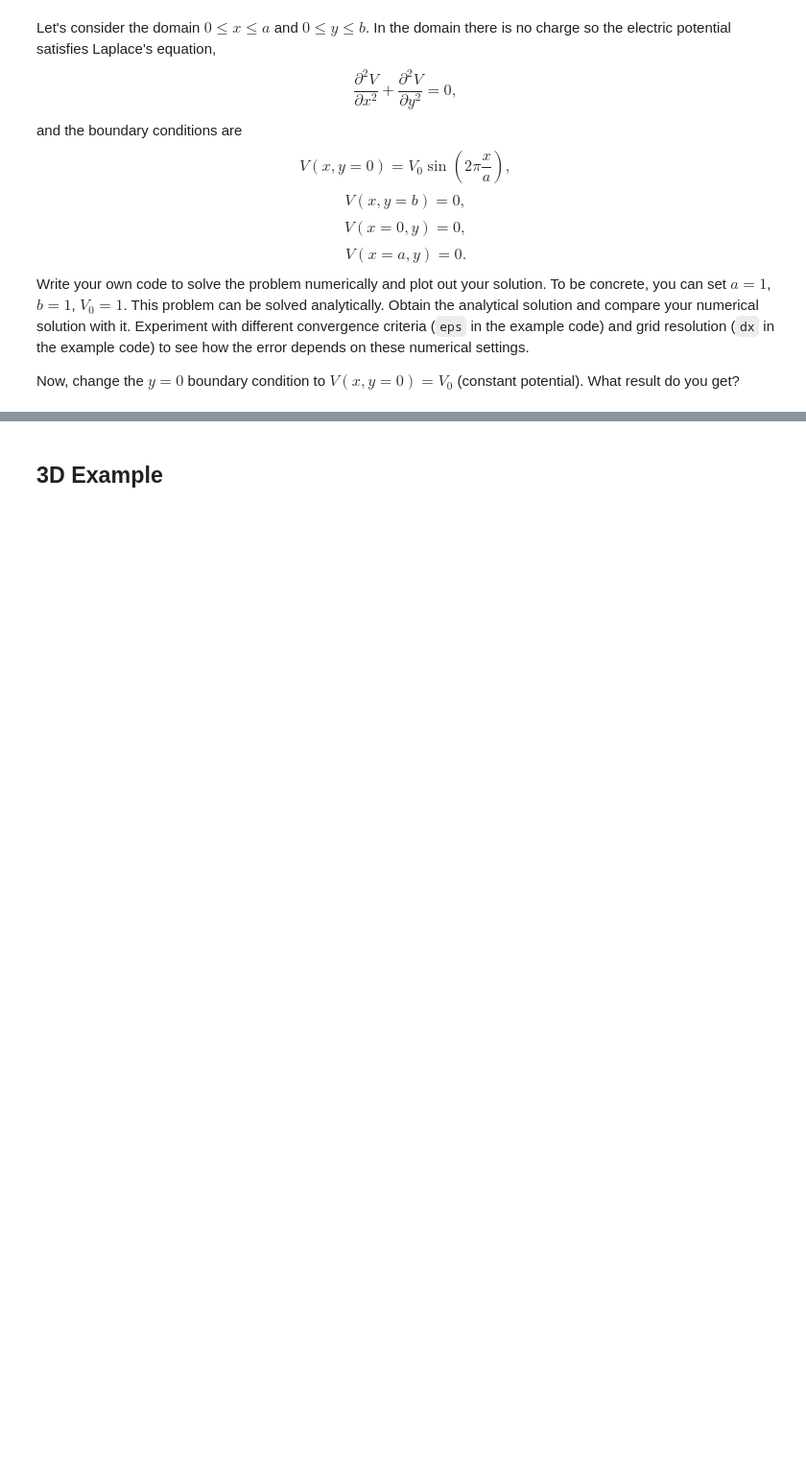
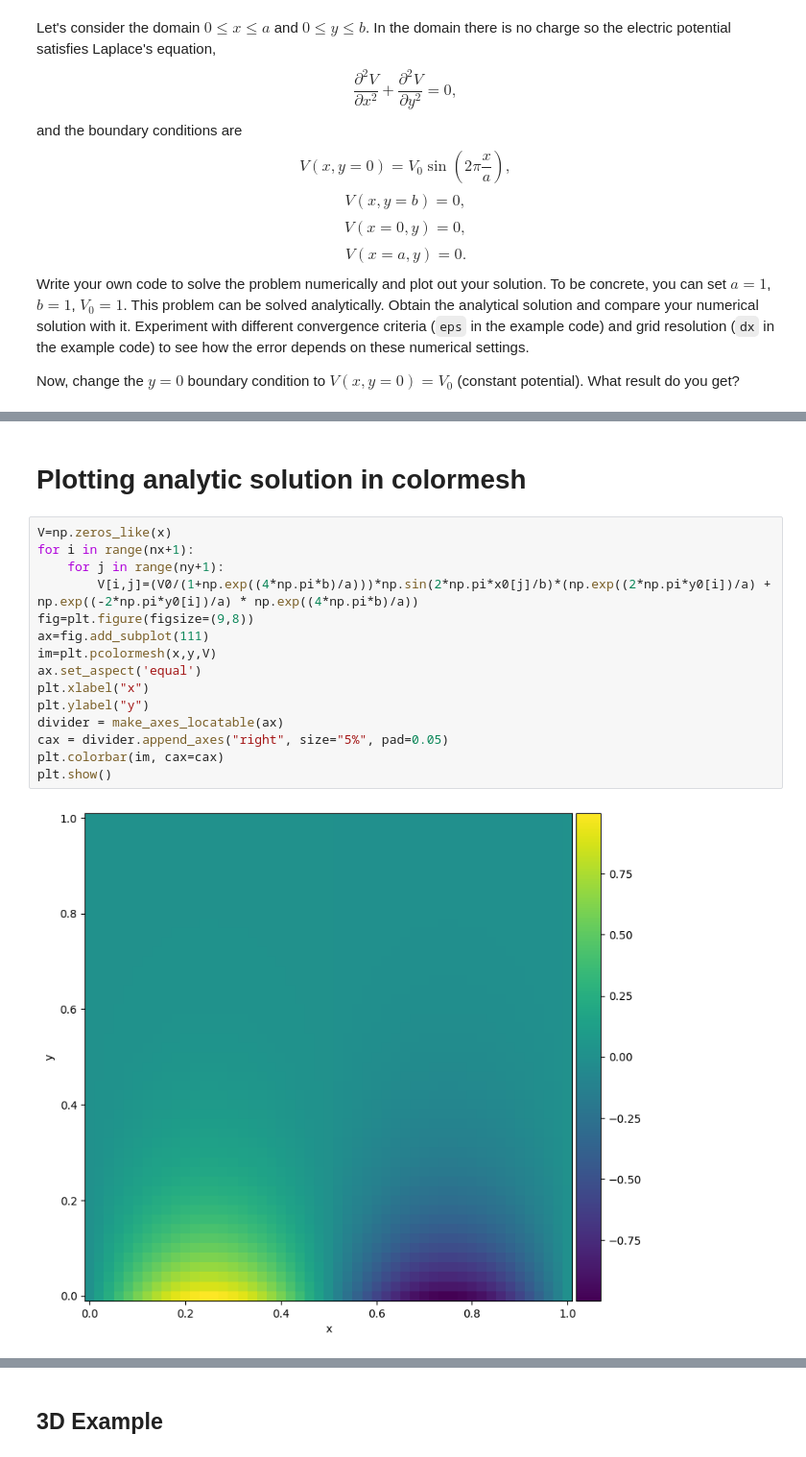
Before and after one commit to mrjrob64/physics421-laplace, a Jupyter notebook: LaplaceEquation_hw.ipynb, the cells around one changed output, grey strips where cells are left out. Shown at 96% size. Cells and saved outputs as stored; diff of their text form; blank space fills up the shorter version.

```diff
--- a/LaplaceEquation_hw.ipynb
+++ b/LaplaceEquation_hw.ipynb
@@ -158,0 +246,19 @@ Now, change the $y=0$ boundary condition to $V(x,y=0)=V_0$ (constant potential).
+# %% [markdown]
+# Plotting analytic solution in colormesh
+# %%
+V=np.zeros_like(x)
+for i in range(nx+1):
+    for j in range(ny+1):
+        V[i,j]=(V0/(1+np.exp((4*np.pi*b)/a)))*np.sin(2*np.pi*x0[j]/b)*(np.exp((2*np.pi*y0[i])/a) + np.exp((-2*np.pi*y0[i])/a) * np.exp((4*np.pi*b)/a))
+fig=plt.figure(figsize=(9,8))
+ax=fig.add_subplot(111)
+im=plt.pcolormesh(x,y,V)
+ax.set_aspect('equal')
+plt.xlabel("x")
+plt.ylabel("y")
+divider = make_axes_locatable(ax)
+cax = divider.append_axes("right", size="5%", pad=0.05)
+plt.colorbar(im, cax=cax)
+plt.show()
+# %% [output]
+[figure, added]
```
Also changed, not shown: parts of 13 cells of this notebook, 2 other files.
